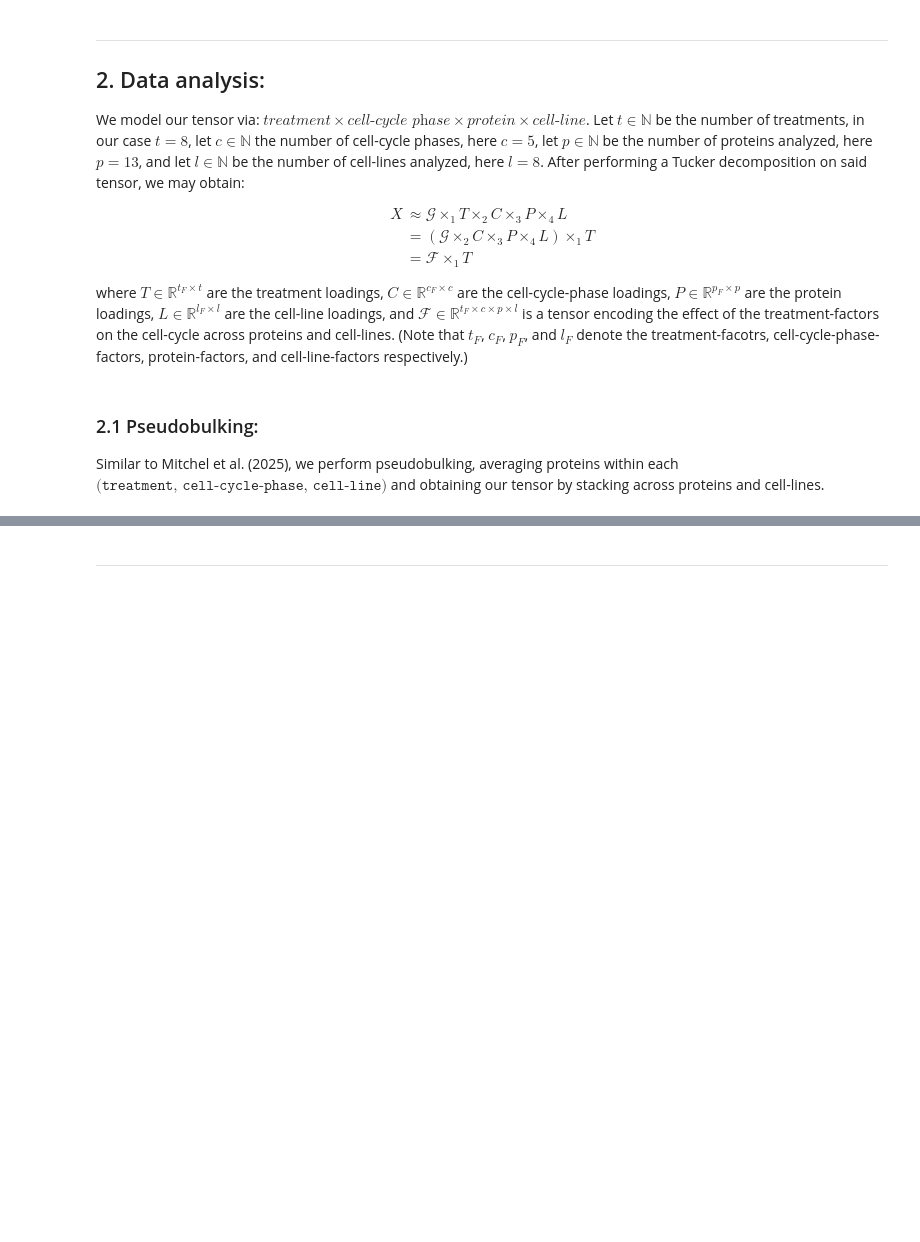
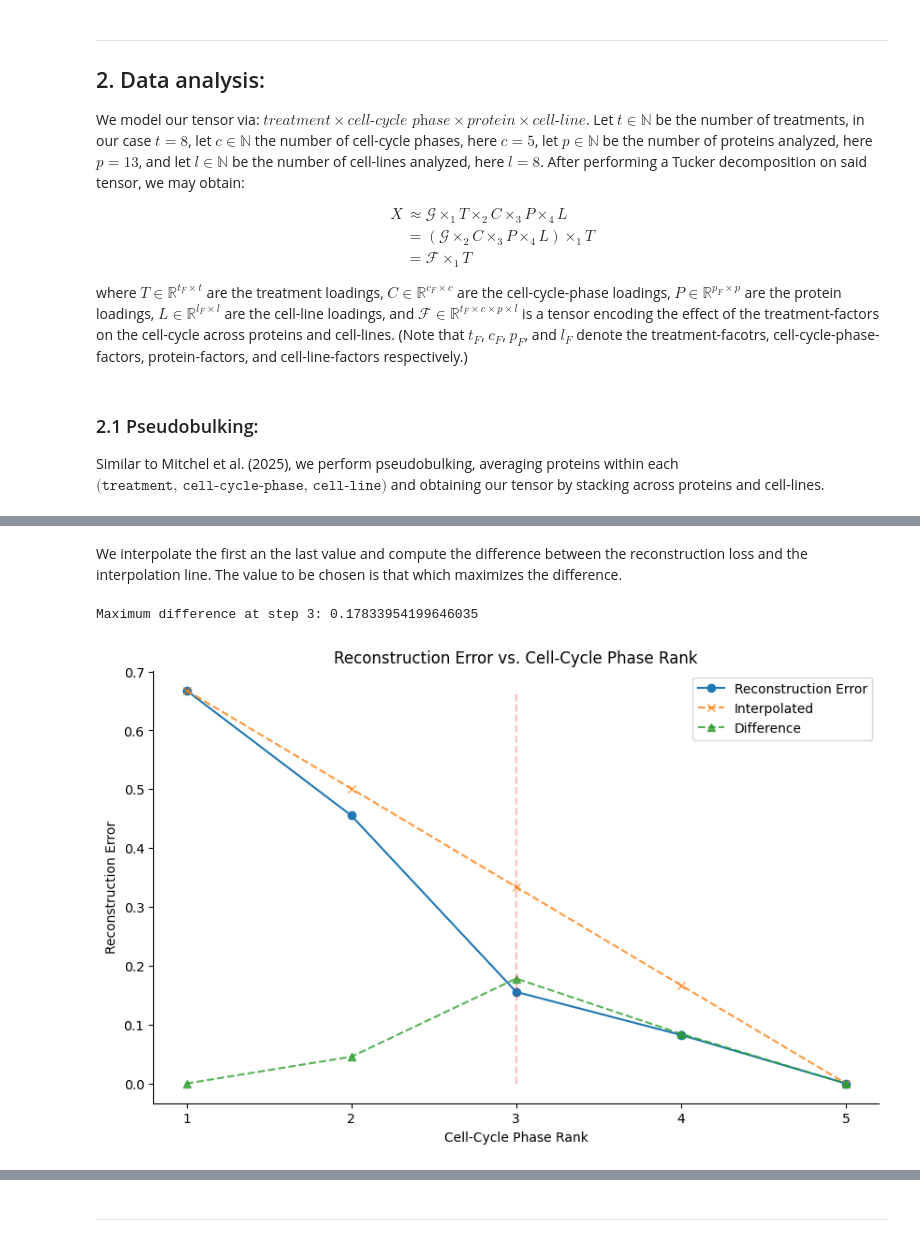
Before and after one commit to kaiwycik/tensors_and_cell_cycles, a Jupyter notebook: code/playground/playground_2.ipynb, the cells around one changed output, grey strips where cells are left out. Drawn from its saved outputs; the diff is of its cells as text; code cells hidden in the pictures; blank space fills up the shorter version.

```diff
--- a/code/playground/playground_2.ipynb
+++ b/code/playground/playground_2.ipynb
@@ -376,13 +385,0 @@ core, factors = HOSVD(pseudobulk_tensor)
-# %%
-plt.rcParams.update({
-    "figure.dpi": 120,
-    "savefig.dpi": 300,
-    "figure.facecolor": "white",
-    "font.family": "sans-serif",
-    "font.size": 10,
-    "axes.titlesize": 12,
-    "axes.spines.top": False,
-    "axes.spines.right": False,
-    "axes.grid": False,
-    "image.cmap": "RdBu_r",
-})
@@ -426,0 +386,34 @@ plt.show()
+# %% [markdown]
+We interpolate the first an the last value and compute the difference between the reconstruction loss and the interpolation line. The value to be chosen is that which maximizes the difference.
+# %%
+start_err = err_dict[1]
+end_err = err_dict[len(err_dict)]
+steps = len(err_dict)
+
+interpol_line = {i: (start_err * (((steps-1) - (i-1))/(steps-1)) + end_err * ((i-1)/(steps-1))) for i in range(1, steps+1)}
+diff = {i: np.abs(err_dict[i] - interpol_line[i]) for i in range(1, steps+1)}
+
+max_diff_phase = max(diff, key=diff.get)
+print(f"Maximum difference at step {max_diff_phase}: {diff[max_diff_phase]}")
+# %% [output]
+Maximum difference at step 3: 0.17833954199646035
+# %%
+fig = plt.figure(figsize=(10, 6))
+ax = fig.add_subplot(1, 1, 1)
+
+ax.set_ylabel("Reconstruction Error")
+ax.set_xlabel("Cell-Cycle Phase Rank")
+ax.set_xticks([1, 2, 3, 4, 5])
+
+ax.spines[["top", "right"]].set_visible(False)
+
+ax.plot(list(err_dict.keys()), list(err_dict.values()), marker='o')
+ax.plot(list(interpol_line.keys()), list(interpol_line.values()), alpha=0.8, marker='x', linestyle='--')
+ax.plot(list(diff.keys()), list(diff.values()), alpha=0.8, marker='^', linestyle='--')
+ax.vlines(max_diff_phase, 0, err_dict[1], colors='red', alpha=0.25, linestyle='--')
+
+plt.legend(["Reconstruction Error", "Interpolated", "Difference"])
+plt.title("Reconstruction Error vs. Cell-Cycle Phase Rank")
+plt.show()
+# %% [output]
+[figure, added]
```
Also changed, not shown: parts of 29 cells of this notebook.
